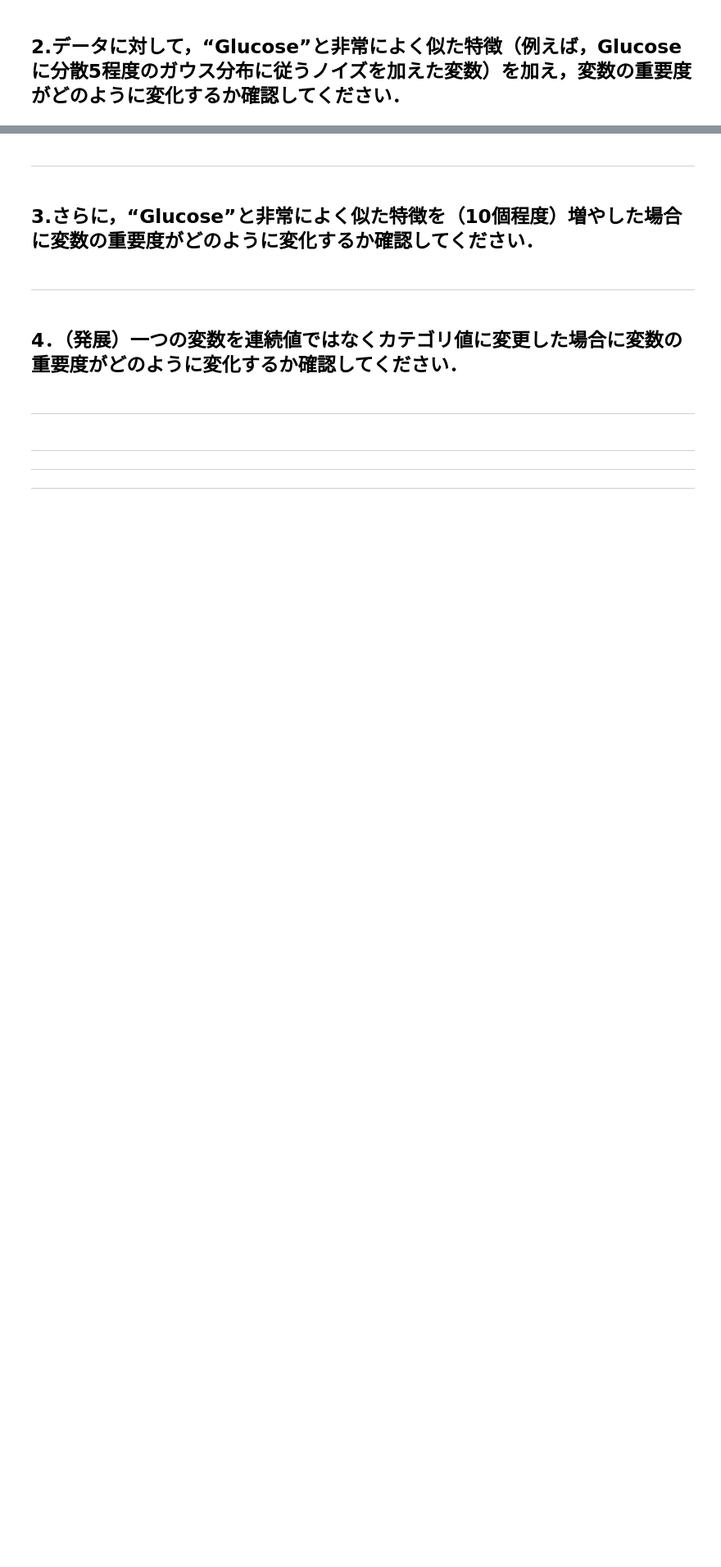
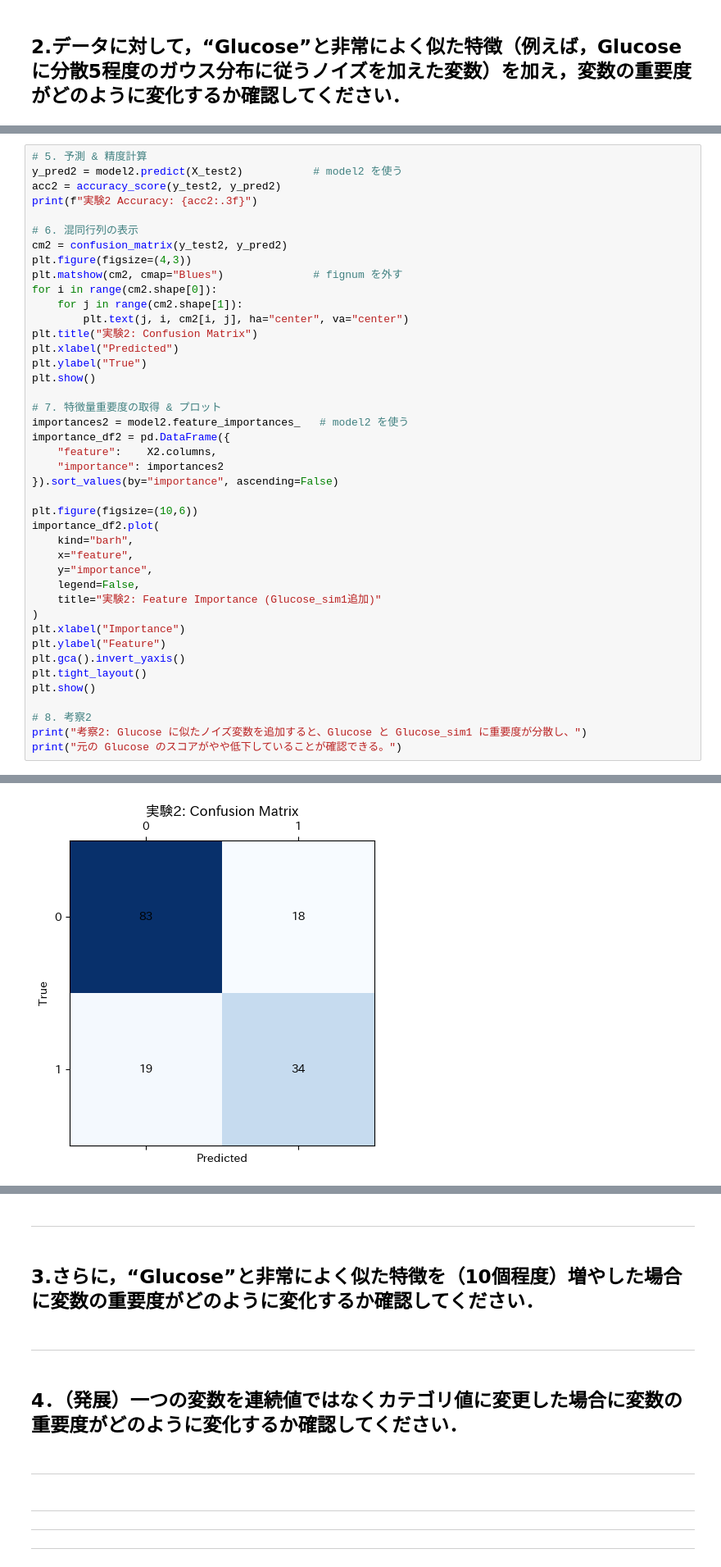
Before and after one commit to souldrive7/ECP, a Jupyter notebook: 教師あり学習‗課題‗飯山先生‗xgboost.ipynb, the cells around one changed output, grey strips where cells are left out. Shown at 82% size. Cells and saved outputs as stored; diff of their text form; blank space fills up the shorter version.

```diff
--- a/教師あり学習‗課題‗飯山先生‗xgboost.ipynb
+++ b/教師あり学習‗課題‗飯山先生‗xgboost.ipynb
@@ -298,0 +359,43 @@ plt.show()
+# %%
+# 5. 予測 & 精度計算
+y_pred2 = model2.predict(X_test2)           # model2 を使う
+acc2 = accuracy_score(y_test2, y_pred2)
+print(f"実験2 Accuracy: {acc2:.3f}")
+
+# 6. 混同行列の表示
+cm2 = confusion_matrix(y_test2, y_pred2)
+plt.figure(figsize=(4,3))
+plt.matshow(cm2, cmap="Blues")              # fignum を外す
+for i in range(cm2.shape[0]):
+    for j in range(cm2.shape[1]):
+        plt.text(j, i, cm2[i, j], ha="center", va="center")
+plt.title("実験2: Confusion Matrix")
+plt.xlabel("Predicted")
+plt.ylabel("True")
+plt.show()
+
+# 7. 特徴量重要度の取得 & プロット
+importances2 = model2.feature_importances_   # model2 を使う
+importance_df2 = pd.DataFrame({
+    "feature":    X2.columns,
+    "importance": importances2
+}).sort_values(by="importance", ascending=False)
+
+plt.figure(figsize=(10,6))
+importance_df2.plot(
+    kind="barh",
+    x="feature",
+    y="importance",
+    legend=False,
+    title="実験2: Feature Importance (Glucose_sim1追加)"
+)
+plt.xlabel("Importance")
+plt.ylabel("Feature")
+plt.gca().invert_yaxis()
+plt.tight_layout()
+plt.show()
+
+# 8. 考察2
+print("考察2: Glucose に似たノイズ変数を追加すると、Glucose と Glucose_sim1 に重要度が分散し、")
+print("元の Glucose のスコアがやや低下していることが確認できる。")
+# %% [output]
@@ -298,0 +404 @@ plt.show()
+[figure, added]
```
Also changed, not shown: parts of 17 cells of this notebook.
